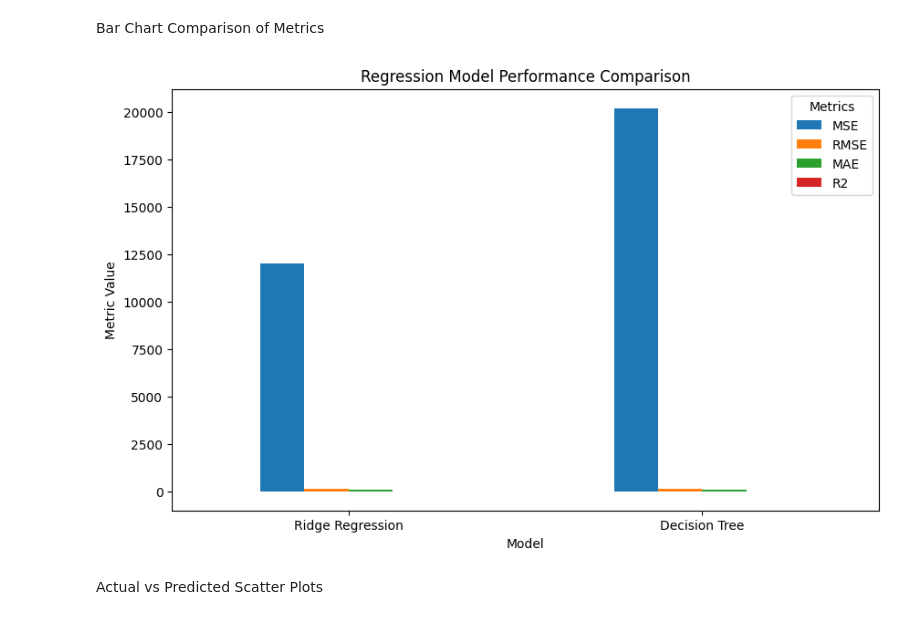
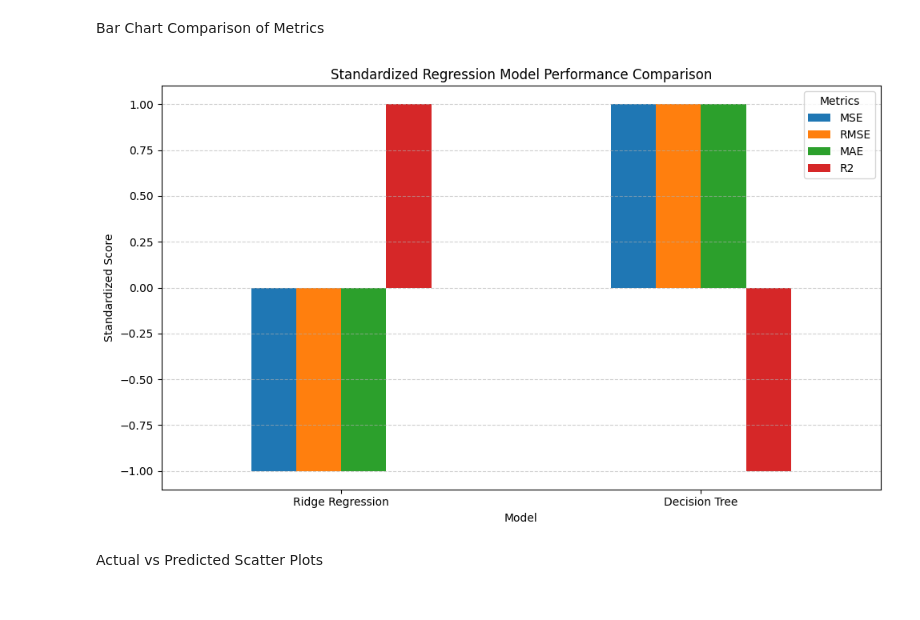
Before and after one commit to amatyaagrata/Assignment-AI-, a Jupyter notebook: 2501611_AgrataAmatya(Regression).ipynb, the cells around one changed output. Saved outputs shown, nothing was run; the diff lists cells and outputs as text; code cells hidden in the pictures.

Commit message:
Did update in visualization part

```diff
--- a/2501611_AgrataAmatya(Regression).ipynb
+++ b/2501611_AgrataAmatya(Regression).ipynb
@@ -294,20 +311,41 @@ comparison_df
 # %% [markdown]
 Bar Chart Comparison of Metrics
 # %%
+from sklearn.preprocessing import StandardScaler
 import matplotlib.pyplot as plt
+import pandas as pd
 
-# Plot metrics comparison
-metrics = ["MSE", "RMSE", "MAE", "R2"]
-comparison_values = comparison_df.set_index("Model")[metrics]
+# Create DataFrame
+comparison_df = pd.DataFrame({
+    "Model": ["Ridge Regression", "Decision Tree"],
+    "MSE": [12031.888906, 20223.634727],
+    "RMSE": [109.689967, 142.209826],
+    "MAE": [62.282849, 73.830862],
+    "R2": [0.262645, -0.239373]
+})
 
-comparison_values.plot(kind='bar', figsize=(10,6))
-plt.title("Regression Model Performance Comparison")
-plt.ylabel("Metric Value")
+comparison_values = comparison_df.set_index("Model")
+
+# Standardize metrics
+scaler = StandardScaler()
+scaled_metrics = pd.DataFrame(
+    scaler.fit_transform(comparison_values),
+    columns=comparison_values.columns,
+    index=comparison_values.index
+)
+
+# Plot
+scaled_metrics.plot(kind='bar', figsize=(10,6))
+plt.title("Standardized Regression Model Performance Comparison")
+plt.ylabel("Standardized Score")
+plt.xlabel("Model")
 plt.xticks(rotation=0)
 plt.legend(title="Metrics")
+plt.grid(axis='y', linestyle='--', alpha=0.6)
+plt.tight_layout()
 plt.show()
 # %% [output]
-[figure, old version]
+[figure, new version]
 # %% [markdown]
 Actual vs Predicted Scatter Plots
 # %%
```
Also changed, not shown: parts of 9 cells of this notebook.
